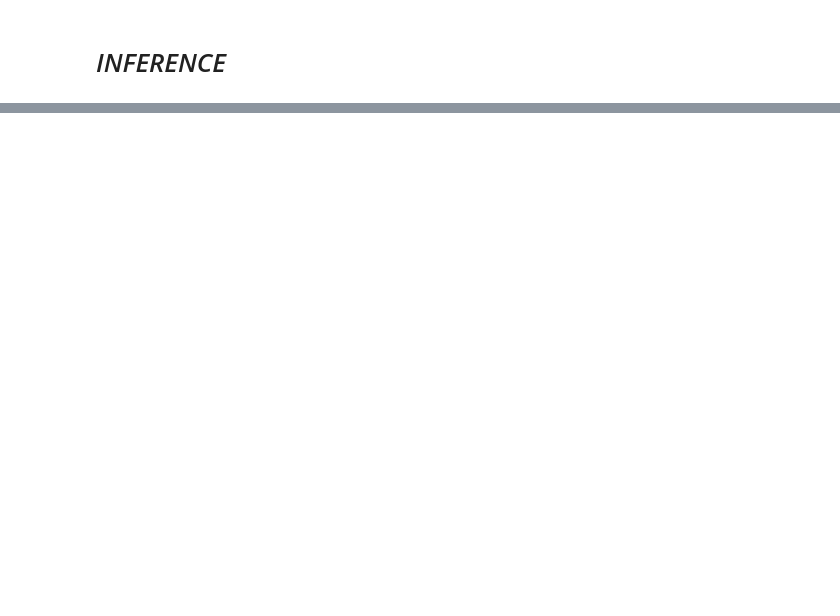
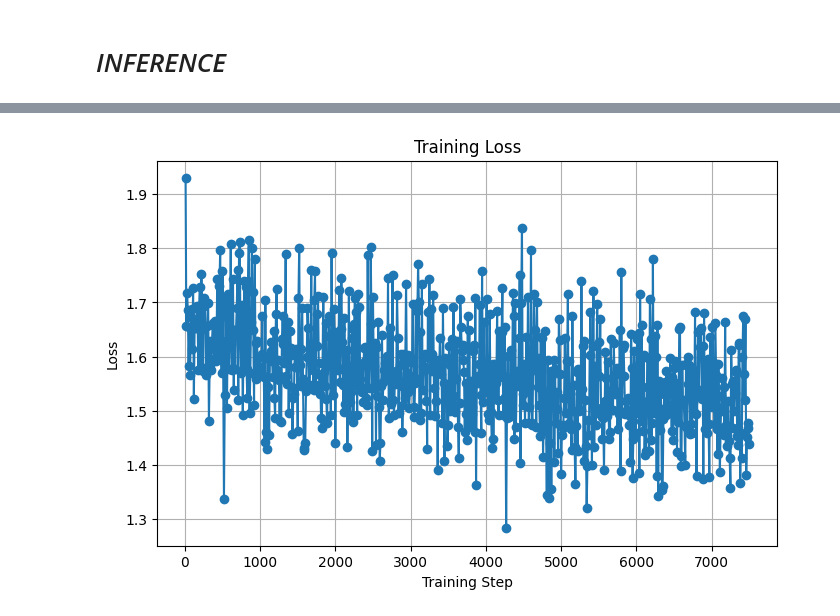
Before and after one commit to Ash8389/Fine-Tuning-TinyLlama, a Jupyter notebook: notebooks/run_pipelines.ipynb, the cells around one changed output, grey strips where cells are left out. Saved outputs shown, nothing was run; the diff lists cells and outputs as text; code cells hidden in the pictures; blank space fills up the shorter version.

```diff
--- a/notebooks/run_pipelines.ipynb
+++ b/notebooks/run_pipelines.ipynb
@@ -104,0 +105,17 @@ The goal of machine learning is to build a model that can make predictions about
+# %%
+import json
+
+src = "outputs/final_adapter/trainer_state.json"
+
+with open(src, "r") as f:
+    trainer_state=json.load(f)
+
+logs = trainer_state["log_history"]
+# %%
+steps = []
+losses = []
+
+for log in logs:
+    if "loss" in log:
+        steps.append(log["step"])
+        losses.append(log["loss"])
@@ -104,0 +136,14 @@ The goal of machine learning is to build a model that can make predictions about
+# %%
+
+
+import matplotlib.pyplot as plt
+
+plt.figure(figsize=(8, 5))
+plt.plot(steps, losses, marker="o")
+plt.title("Training Loss")
+plt.xlabel("Training Step")
+plt.ylabel("Loss")
+plt.grid(True)
+plt.show()
+# %% [output]
+[figure, added]
```
Also changed, not shown: parts of 8 cells of this notebook, 22 other files.
